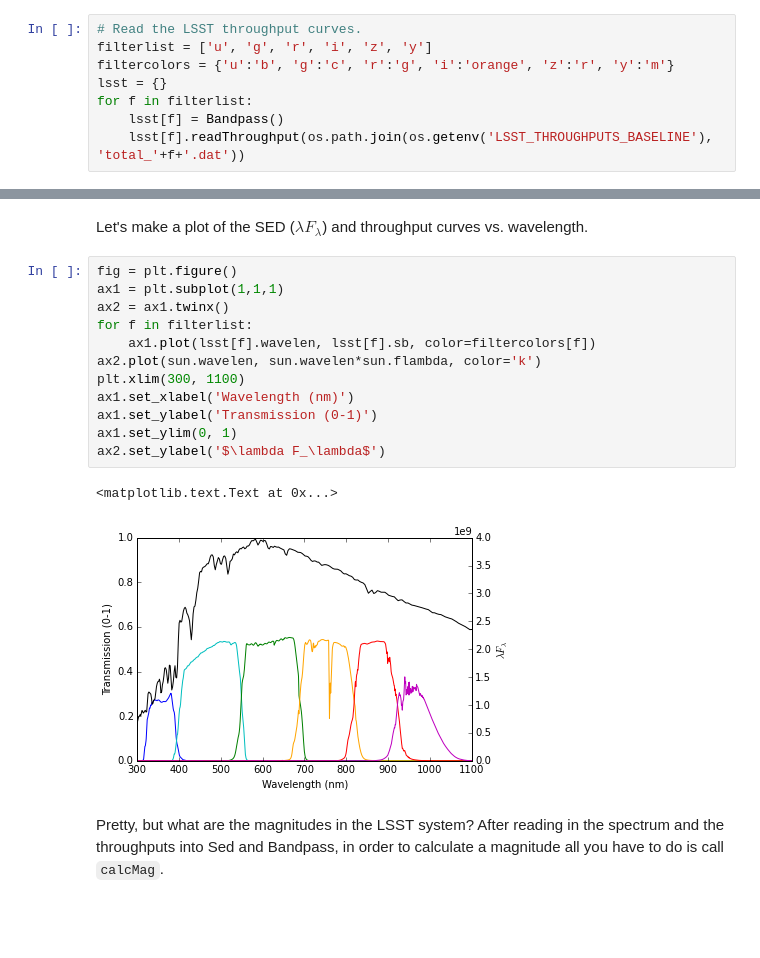
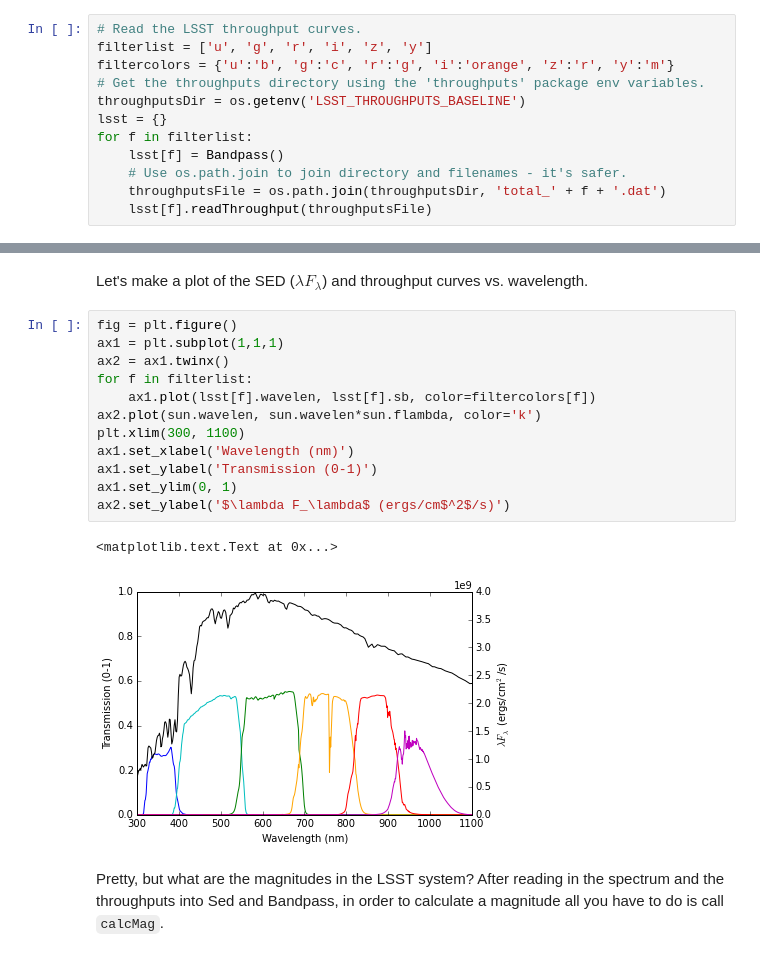
Before and after one commit to lsst/throughputs, a Jupyter notebook: examples/Calculating Magnitudes.ipynb, the cells around one changed output, grey strips where cells are left out. Saved outputs shown, nothing was run; the diff lists cells and outputs as text; blank space fills up the shorter version.

```diff
--- a/examples/Calculating Magnitudes.ipynb
+++ b/examples/Calculating Magnitudes.ipynb
@@ -25,10 +25,14 @@ We read in the LSST throughput curves into Bandpass objects, as was done in the
 # Read the LSST throughput curves.
 filterlist = ['u', 'g', 'r', 'i', 'z', 'y']
 filtercolors = {'u':'b', 'g':'c', 'r':'g', 'i':'orange', 'z':'r', 'y':'m'}
+# Get the throughputs directory using the 'throughputs' package env variables.
+throughputsDir = os.getenv('LSST_THROUGHPUTS_BASELINE')
 lsst = {}
 for f in filterlist:
     lsst[f] = Bandpass()
-    lsst[f].readThroughput(os.path.join(os.getenv('LSST_THROUGHPUTS_BASELINE'), 'total_'+f+'.dat'))
+    # Use os.path.join to join directory and filenames - it's safer.
+    throughputsFile = os.path.join(throughputsDir, 'total_' + f + '.dat')
+    lsst[f].readThroughput(throughputsFile)
 # %% [markdown]
 And then we read the `kurucz_sun` spectrum into a Sed object. Because `kurucz_sun` contains $\lambda$ / F$_\lambda$, we use the Sed method `readSED_flambda`.  If it had been a file containing $\lambda$ / F$_\nu$, we would use the `readSED_fnu` method instead.
 # %%
@@ -40,18 +44,18 @@ Let's make a plot of the SED ($\lambda F_\lambda$) and throughput curves vs. wav
 # %%
 fig = plt.figure()
 ax1 = plt.subplot(1,1,1)
 ax2 = ax1.twinx()
 for f in filterlist:
     ax1.plot(lsst[f].wavelen, lsst[f].sb, color=filtercolors[f])
 ax2.plot(sun.wavelen, sun.wavelen*sun.flambda, color='k')
 plt.xlim(300, 1100)
 ax1.set_xlabel('Wavelength (nm)')
 ax1.set_ylabel('Transmission (0-1)')
 ax1.set_ylim(0, 1)
-ax2.set_ylabel('$\lambda F_\lambda$')
+ax2.set_ylabel('$\lambda F_\lambda$ (ergs/cm$^2$/s)')
 # %% [output]
 <matplotlib.text.Text at 0x...>
-[figure, old version]
+[figure, new version]
 # %% [markdown]
 Pretty, but what are the magnitudes in the LSST system? After reading in the spectrum and the throughputs into Sed and Bandpass, in order to calculate a magnitude all you have to do is call `calcMag`.
 # %%
```
Also changed, not shown: parts of 3 cells of this notebook.
